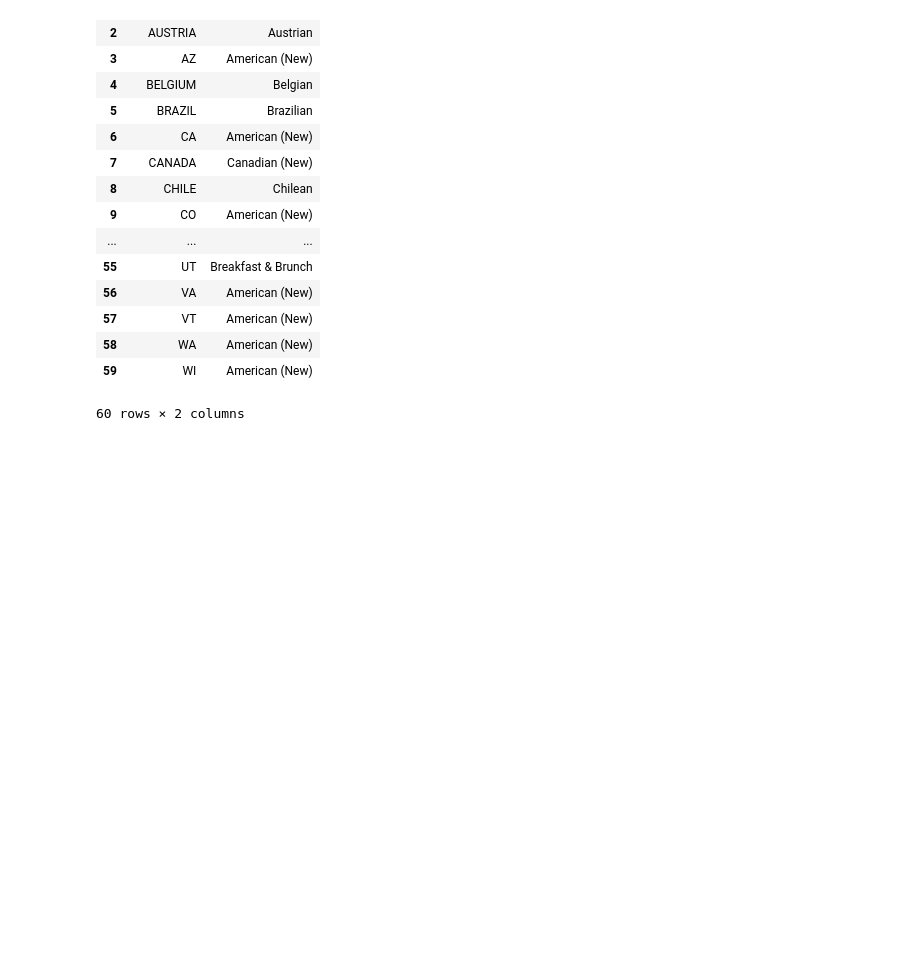
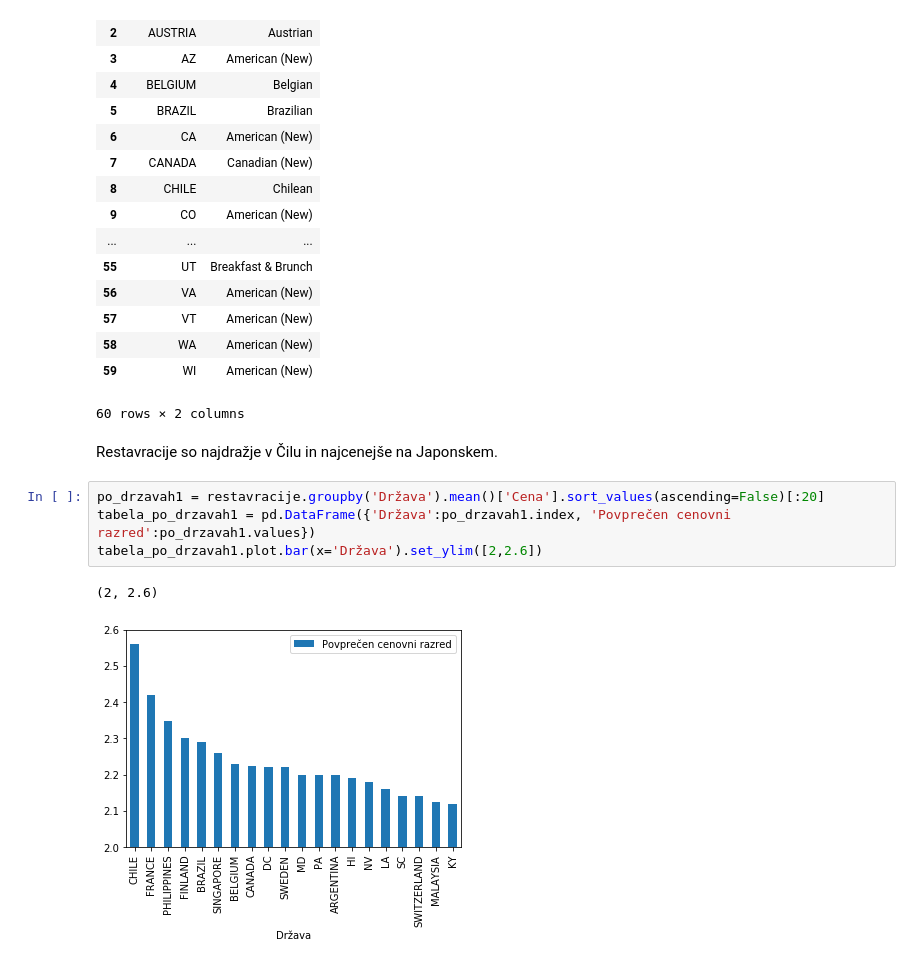
Before and after one commit to klemenkmecl/analiza, a Jupyter notebook: Restavracije.ipynb, the cells around one changed output. Cells and saved outputs as stored; diff of their text form; blank space fills up the shorter version.

```diff
--- a/Restavracije.ipynb
+++ b/Restavracije.ipynb
@@ -116,3 +118,12 @@ tabela_zastopanosti
 | 58 | WA | American (New) |
 | 59 | WI | American (New) |
 60 rows × 2 columns
+# %% [markdown]
+Restavracije so najdražje v Čilu in najcenejše na Japonskem.
+# %%
+po_drzavah1 = restavracije.groupby('Država').mean()['Cena'].sort_values(ascending=False)[:20]
+tabela_po_drzavah1 = pd.DataFrame({'Država':po_drzavah1.index, 'Povprečen cenovni razred':po_drzavah1.values})
+tabela_po_drzavah1.plot.bar(x='Država').set_ylim([2,2.6])
+# %% [output]
+(2, 2.6)
+[figure, added]
```
Also changed, not shown: parts of 15 cells of this notebook.
